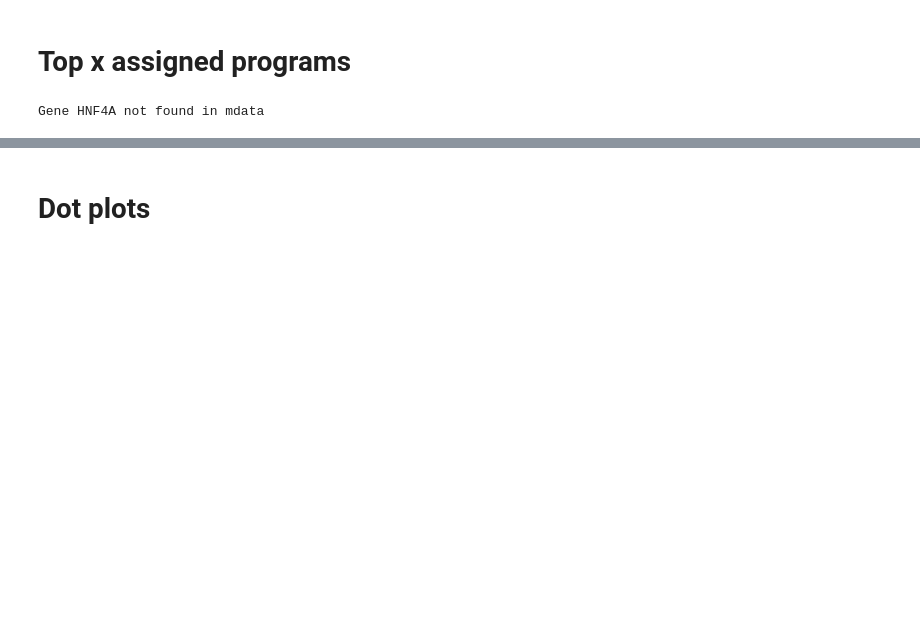
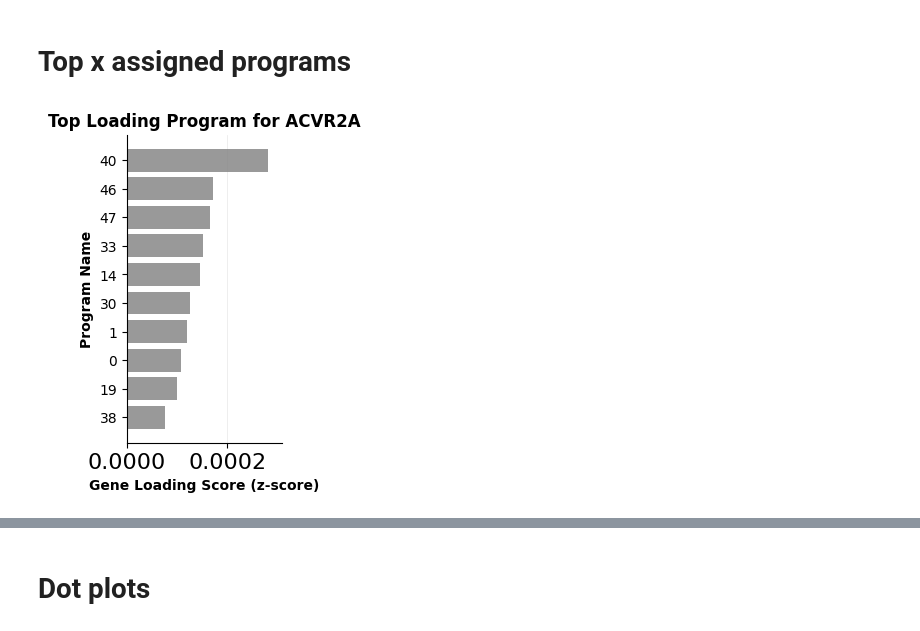
Before and after one commit to EngreitzLab/cNMF_benchmarking, a Jupyter notebook: cNMF_benchmarking_pipeline/Plotting/JupterNote_Version/cNMF_perturbed_gene_analysis.ipynb, the cells around one changed output, grey strips where cells are left out. Saved outputs shown, nothing was run; the diff lists cells and outputs as text; code cells hidden in the pictures; blank space fills up the shorter version.

```diff
--- a/cNMF_benchmarking_pipeline/Plotting/JupterNote_Version/cNMF_perturbed_gene_analysis.ipynb
+++ b/cNMF_benchmarking_pipeline/Plotting/JupterNote_Version/cNMF_perturbed_gene_analysis.ipynb
@@ -100,6 +99,6 @@ fg = plot_umap_per_gene(mdata, Target_Gene, file_to_dictionary=file_to_dictionar
 # %% [markdown]
 # Top x assigned programs
 # %%
-fg = plot_top_program_per_gene(mdata, Target_Gene=Target_Gene,  file_to_dictionary = None, top_program =top_program, figsize = (2,4), show = True)
+fg = plot_top_program_per_gene(mdata, Target_Gene=Target_Gene,  ensembl_to_symbol_file = None, top_n_programs =top_program, figsize = (2,4), show = True)
 # %% [output]
-Gene HNF4A not found in mdata
+[figure, added]
```
Also changed, not shown: parts of 20 cells of this notebook, 3 other files.
